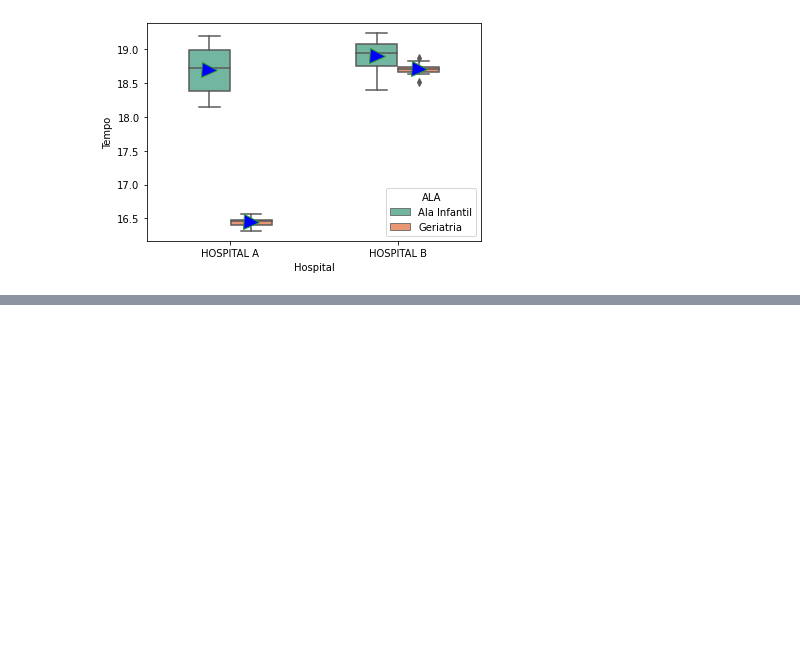
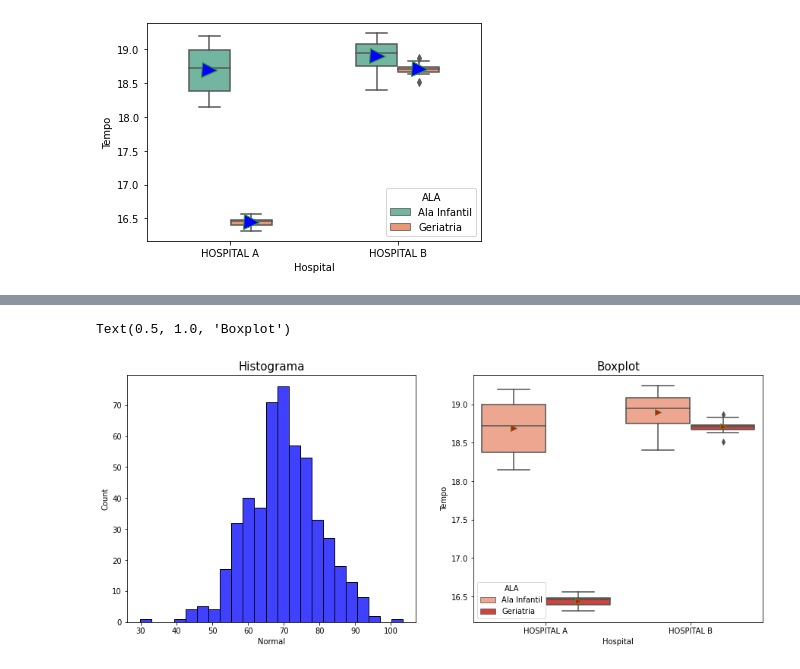
Before and after one commit to afraniofilho/GB_Python_Irep, a Jupyter notebook: Aula_Python_dia_2.ipynb, the cells around one changed output, grey strips where cells are left out. Drawn from its saved outputs; the diff is of its cells as text; code cells hidden in the pictures; blank space fills up the shorter version.

```diff
--- a/Aula_Python_dia_2.ipynb
+++ b/Aula_Python_dia_2.ipynb
@@ -77,0 +108,2 @@ sns.boxplot(data=df2, y='Tempo', x='Hospital', width=0.5, hue='ALA', palette='Se
+# %%
+df_box = pd.read_csv('/content/boxplot.csv')
@@ -77,0 +119,2 @@ sns.boxplot(data=df2, y='Tempo', x='Hospital', width=0.5, hue='ALA', palette='Se
+# %%
+df = pd.read_csv('/content/EB.csv')
@@ -77,0 +130,10 @@ sns.boxplot(data=df2, y='Tempo', x='Hospital', width=0.5, hue='ALA', palette='Se
+# %%
+fig, axes = plt.subplots(1,2, figsize=(15,6))
+sns.histplot(df, x='Normal', color='blue', ax=axes[0])
+axes[0].set_title('Histograma', fontsize='15')
+sns.boxplot(x='Hospital', y='Tempo', width=0.9, data = df_box, hue='ALA', ax=axes[1], palette='Reds' , showmeans = True,
+            meanprops={'marker':'>', 'markerfacecolor':'red', 'markersize':'8'})
+axes[1].set_title('Boxplot', fontsize = '15')
+# %% [output]
+Text(0.5, 1.0, 'Boxplot')
+[figure, added]
```
Also changed, not shown: parts of 8 cells of this notebook.
